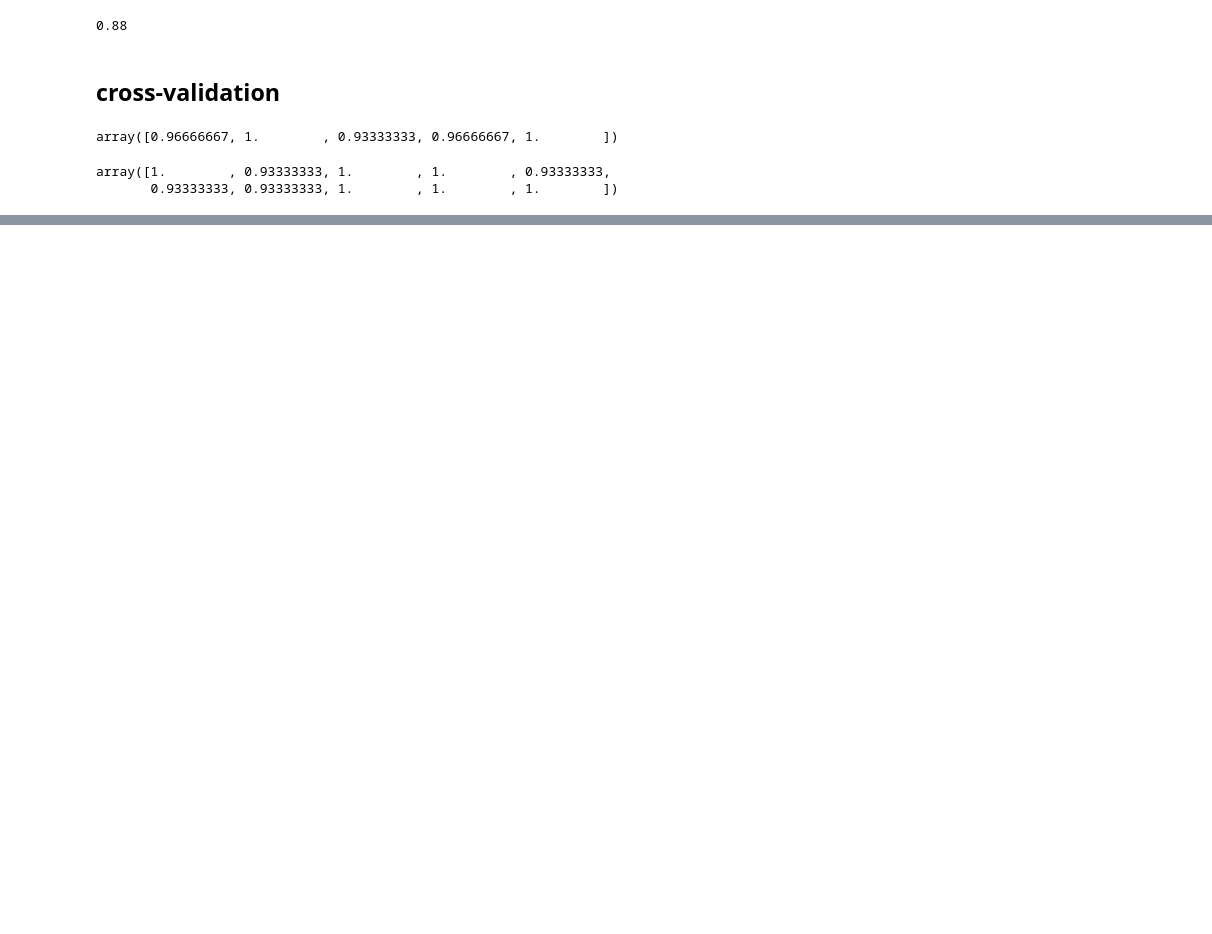
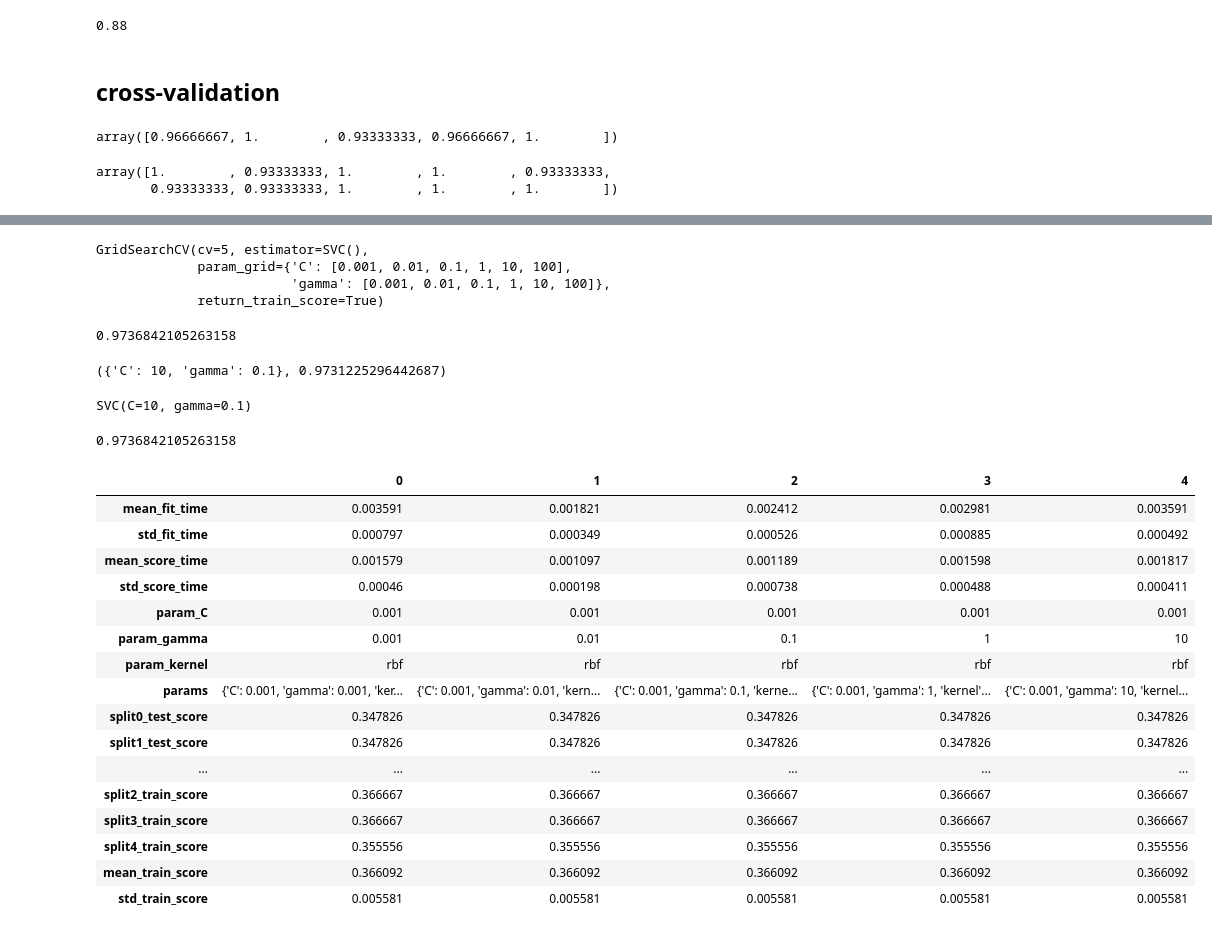
Before and after one commit to sinjy1203/ML_with_Python, a Jupyter notebook: ch05_model-evaluation_improvement.ipynb, the cells around one changed output, grey strips where cells are left out. Cells and saved outputs as stored; diff of their text form; code cells hidden in the pictures; blank space fills up the shorter version.

```diff
--- a/ch05_model-evaluation_improvement.ipynb
+++ b/ch05_model-evaluation_improvement.ipynb
@@ -63,0 +210,3 @@ dtype: float64
+# %%
+param_grid = {'C': [0.001, 0.01, 0.1, 1, 10, 100],
+             'gamma': [0.001, 0.01, 0.1, 1, 10, 100]}
@@ -63,0 +220,46 @@ dtype: float64
+# %%
+grid_search.fit(X_train, y_train)
+# %% [output]
+GridSearchCV(cv=5, estimator=SVC(),
+             param_grid={'C': [0.001, 0.01, 0.1, 1, 10, 100],
+                         'gamma': [0.001, 0.01, 0.1, 1, 10, 100]},
+             return_train_score=True)
+# %%
+grid_search.score(X_test, y_test)
+# %% [output]
+0.9736842105263158
+# %%
+grid_search.best_params_, grid_search.best_score_
+# %% [output]
+({'C': 10, 'gamma': 0.1}, 0.9731225296442687)
+# %%
+grid_search.best_estimator_
+# %% [output]
+SVC(C=10, gamma=0.1)
+# %%
+grid_search.best_estimator_.score(X_test, y_test)
+# %% [output]
+0.9736842105263158
+# %%
+import pandas as pd
+# pd.set_option('display.max_columns', None)
+results = pd.DataFrame(grid_search.cv_results_)
+np.transpose(results.head())
+# %% [output]
+|  | 0 | 1 | 2 | 3 | 4 |
+| mean_fit_time | 0.003591 | 0.001821 | 0.002412 | 0.002981 | 0.003591 |
+| std_fit_time | 0.000797 | 0.000349 | 0.000526 | 0.000885 | 0.000492 |
+| mean_score_time | 0.001579 | 0.001097 | 0.001189 | 0.001598 | 0.001817 |
+| std_score_time | 0.00046 | 0.000198 | 0.000738 | 0.000488 | 0.000411 |
+| param_C | 0.001 | 0.001 | 0.001 | 0.001 | 0.001 |
+| param_gamma | 0.001 | 0.01 | 0.1 | 1 | 10 |
+| param_kernel | rbf | rbf | rbf | rbf | rbf |
+| params | {'C': 0.001, 'gamma': 0.001, 'ker... | {'C': 0.001, 'gamma': 0.01, 'kern... | {'C': 0.001, 'gamma': 0.1, 'kerne... | {'C': 0.001, 'gamma': 1, 'kernel'... | {'C': 0.001, 'gamma': 10, 'kernel... |
+| split0_test_score | 0.347826 | 0.347826 | 0.347826 | 0.347826 | 0.347826 |
+| split1_test_score | 0.347826 | 0.347826 | 0.347826 | 0.347826 | 0.347826 |
+| ... | ... | ... | ... | ... | ... |
+| split2_train_score | 0.366667 | 0.366667 | 0.366667 | 0.366667 | 0.366667 |
+| split3_train_score | 0.366667 | 0.366667 | 0.366667 | 0.366667 | 0.366667 |
+| split4_train_score | 0.355556 | 0.355556 | 0.355556 | 0.355556 | 0.355556 |
+| mean_train_score | 0.366092 | 0.366092 | 0.366092 | 0.366092 | 0.366092 |
+| std_train_score | 0.005581 | 0.005581 | 0.005581 | 0.005581 | 0.005581 |
```
Also changed, not shown: parts of 31 cells of this notebook.
